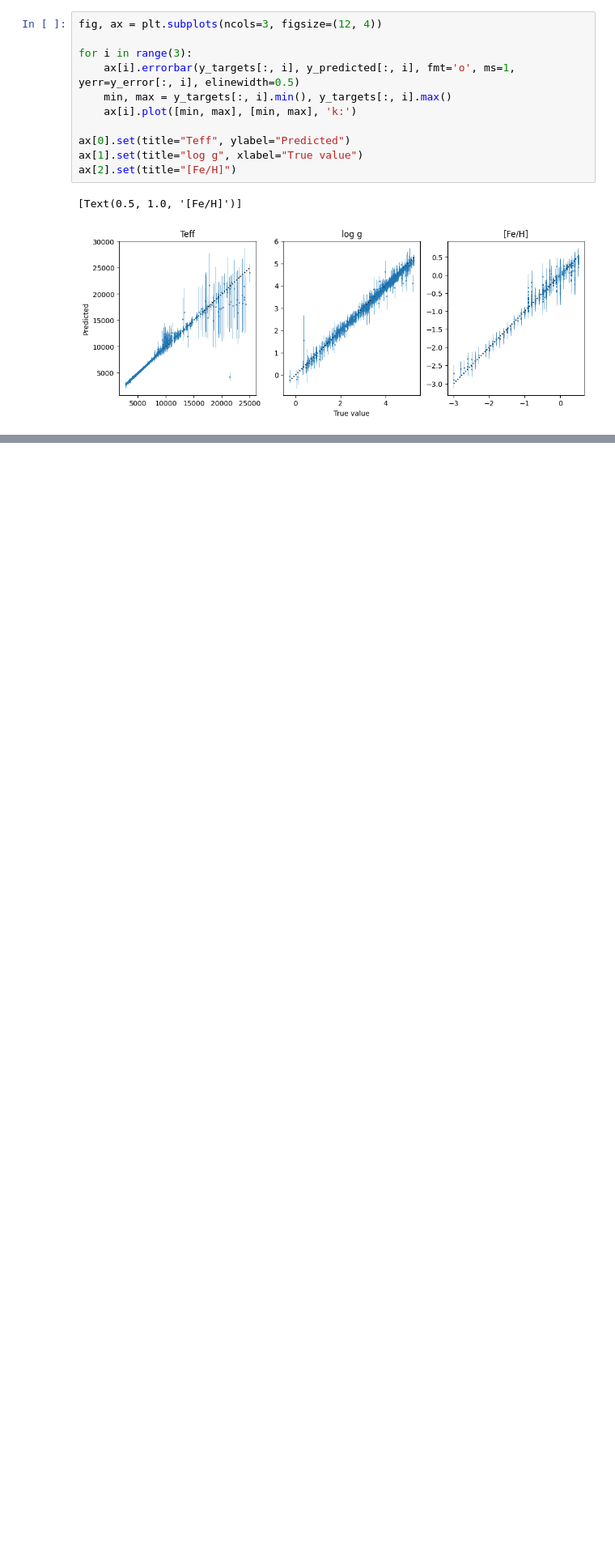
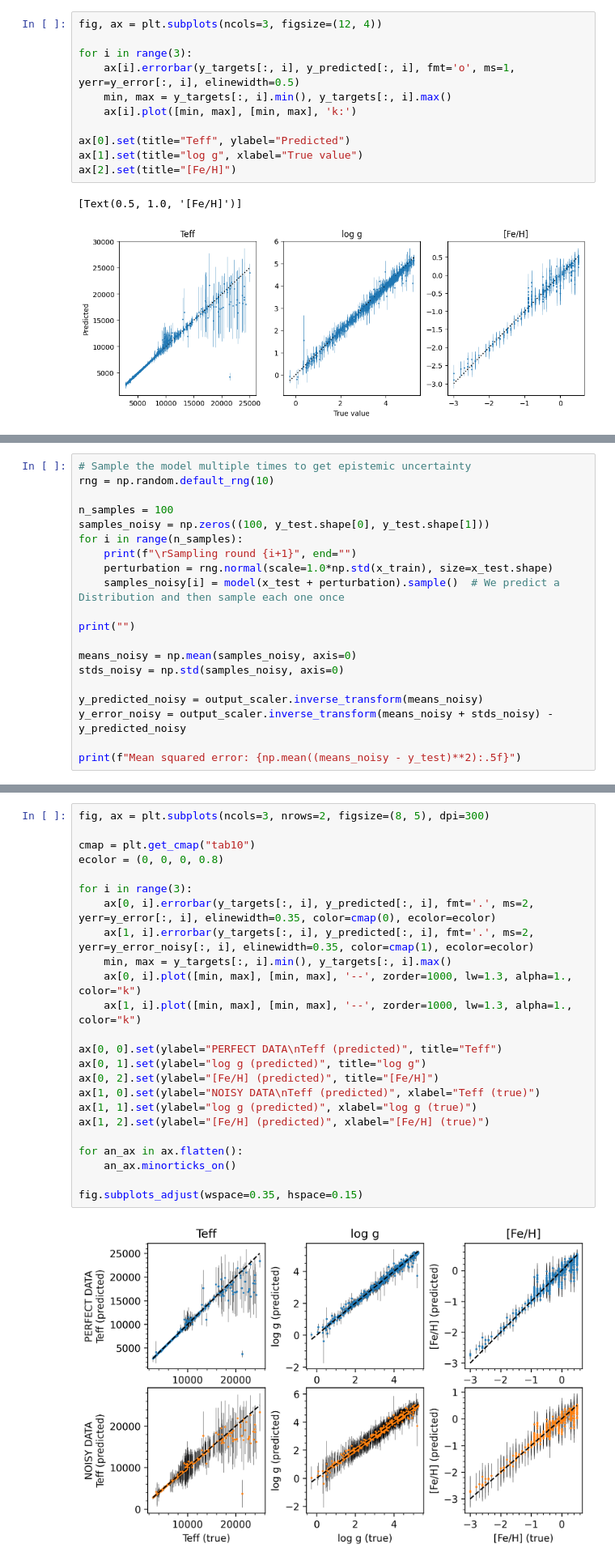
Before and after one commit to czs-school-23/bayesian-ml, a Jupyter notebook: stellar_spectra_example_emily.ipynb, the cells around one changed output, grey strips where cells are left out. Shown at 81% size. Saved outputs shown, nothing was run; the diff lists cells and outputs as text; blank space fills up the shorter version.

```diff
--- a/stellar_spectra_example_emily.ipynb
+++ b/stellar_spectra_example_emily.ipynb
@@ -355,0 +479,20 @@ ax[2].set(title="[Fe/H]")
+# %%
+# Sample the model multiple times to get epistemic uncertainty
+rng = np.random.default_rng(10)
+
+n_samples = 100
+samples_noisy = np.zeros((100, y_test.shape[0], y_test.shape[1]))
+for i in range(n_samples):
+    print(f"\rSampling round {i+1}", end="")
+    perturbation = rng.normal(scale=1.0*np.std(x_train), size=x_test.shape)
+    samples_noisy[i] = model(x_test + perturbation).sample()  # We predict a Distribution and then sample each one once
+
+print("")
+
+means_noisy = np.mean(samples_noisy, axis=0)
+stds_noisy = np.std(samples_noisy, axis=0)
+
+y_predicted_noisy = output_scaler.inverse_transform(means_noisy)
+y_error_noisy = output_scaler.inverse_transform(means_noisy + stds_noisy) - y_predicted_noisy
+
+print(f"Mean squared error: {np.mean((means_noisy - y_test)**2):.5f}")
@@ -355,0 +502,26 @@ ax[2].set(title="[Fe/H]")
+# %%
+fig, ax = plt.subplots(ncols=3, nrows=2, figsize=(8, 5), dpi=300)
+
+cmap = plt.get_cmap("tab10")
+ecolor = (0, 0, 0, 0.8)
+
+for i in range(3):
+    ax[0, i].errorbar(y_targets[:, i], y_predicted[:, i], fmt='.', ms=2, yerr=y_error[:, i], elinewidth=0.35, color=cmap(0), ecolor=ecolor)
+    ax[1, i].errorbar(y_targets[:, i], y_predicted[:, i], fmt='.', ms=2, yerr=y_error_noisy[:, i], elinewidth=0.35, color=cmap(1), ecolor=ecolor)
+    min, max = y_targets[:, i].min(), y_targets[:, i].max()
+    ax[0, i].plot([min, max], [min, max], '--', zorder=1000, lw=1.3, alpha=1., color="k")
+    ax[1, i].plot([min, max], [min, max], '--', zorder=1000, lw=1.3, alpha=1., color="k")
+
+ax[0, 0].set(ylabel="PERFECT DATA\nTeff (predicted)", title="Teff")
+ax[0, 1].set(ylabel="log g (predicted)", title="log g")
+ax[0, 2].set(ylabel="[Fe/H] (predicted)", title="[Fe/H]")
+ax[1, 0].set(ylabel="NOISY DATA\nTeff (predicted)", xlabel="Teff (true)")
+ax[1, 1].set(ylabel="log g (predicted)", xlabel="log g (true)")
+ax[1, 2].set(ylabel="[Fe/H] (predicted)", xlabel="[Fe/H] (true)")
+
+for an_ax in ax.flatten():
+    an_ax.minorticks_on()
+
+fig.subplots_adjust(wspace=0.35, hspace=0.15)
+# %% [output]
+[figure, added]
```
Also changed, not shown: parts of 11 cells of this notebook.
